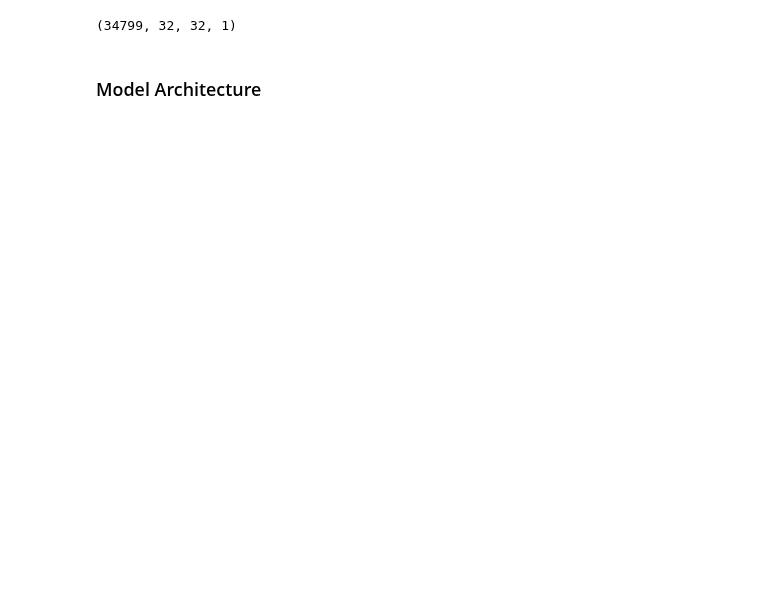
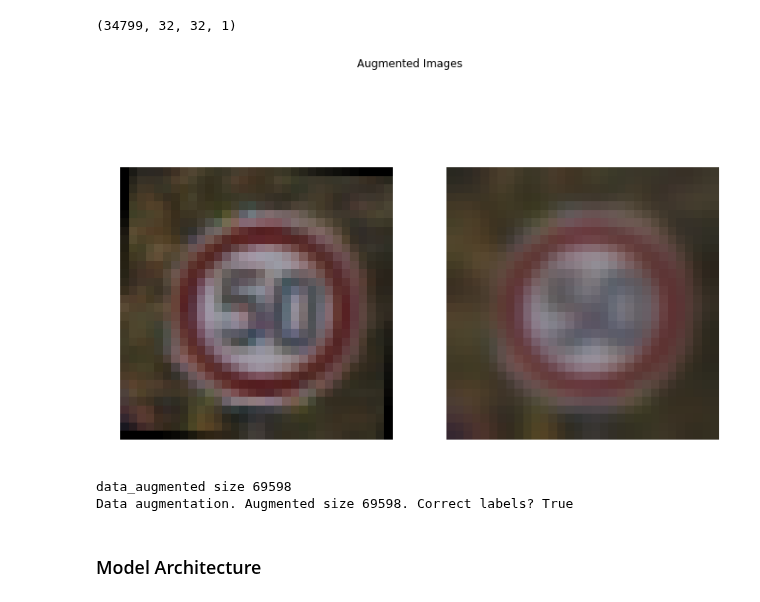
Before and after one commit to mccorby/Course-SDC, a Jupyter notebook: Term1/CarND-Traffic-Sign-Classifier-Project/Traffic_Sign_Classifier.ipynb, the cells around one changed output. Saved outputs shown, nothing was run; the diff lists cells and outputs as text; code cells hidden in the pictures; blank space fills up the shorter version.

```diff
--- a/Term1/CarND-Traffic-Sign-Classifier-Project/Traffic_Sign_Classifier.ipynb
+++ b/Term1/CarND-Traffic-Sign-Classifier-Project/Traffic_Sign_Classifier.ipynb
@@ -340,6 +348,24 @@ X_train, y_train = shuffle(X_train, y_train)
 print(X_train.shape)
 # %% [output]
 (34799, 32, 32, 1)
+# %%
+# Augment data
+random_augmented = augment_image(random_img)
+show_images(random_augmented, title='Augmented Images')
+
+data_augmented, labels_augmented = augment_dataset(X_train, y_train)
+print('data_augmented size {}'.format(len(data_augmented)))
+data_augmented = np.array(data_augmented)[..., np.newaxis]
+labels_augmented = np.array(labels_augmented)
+X_train = np.append(X_train, data_augmented, axis=0)
+y_train = np.append(y_train, labels_augmented, axis=0)
+
+print('Data augmentation. Augmented size {}. Correct labels? {}'.format(len(data_augmented),
+                                                                        len(data_augmented) == len(labels_augmented)))
+# %% [output]
+[figure, added]
+data_augmented size 69598
+Data augmentation. Augmented size 69598. Correct labels? True
 # %% [markdown]
 ### Model Architecture
 # %%
```
Also changed, not shown: parts of 10 cells of this notebook.
